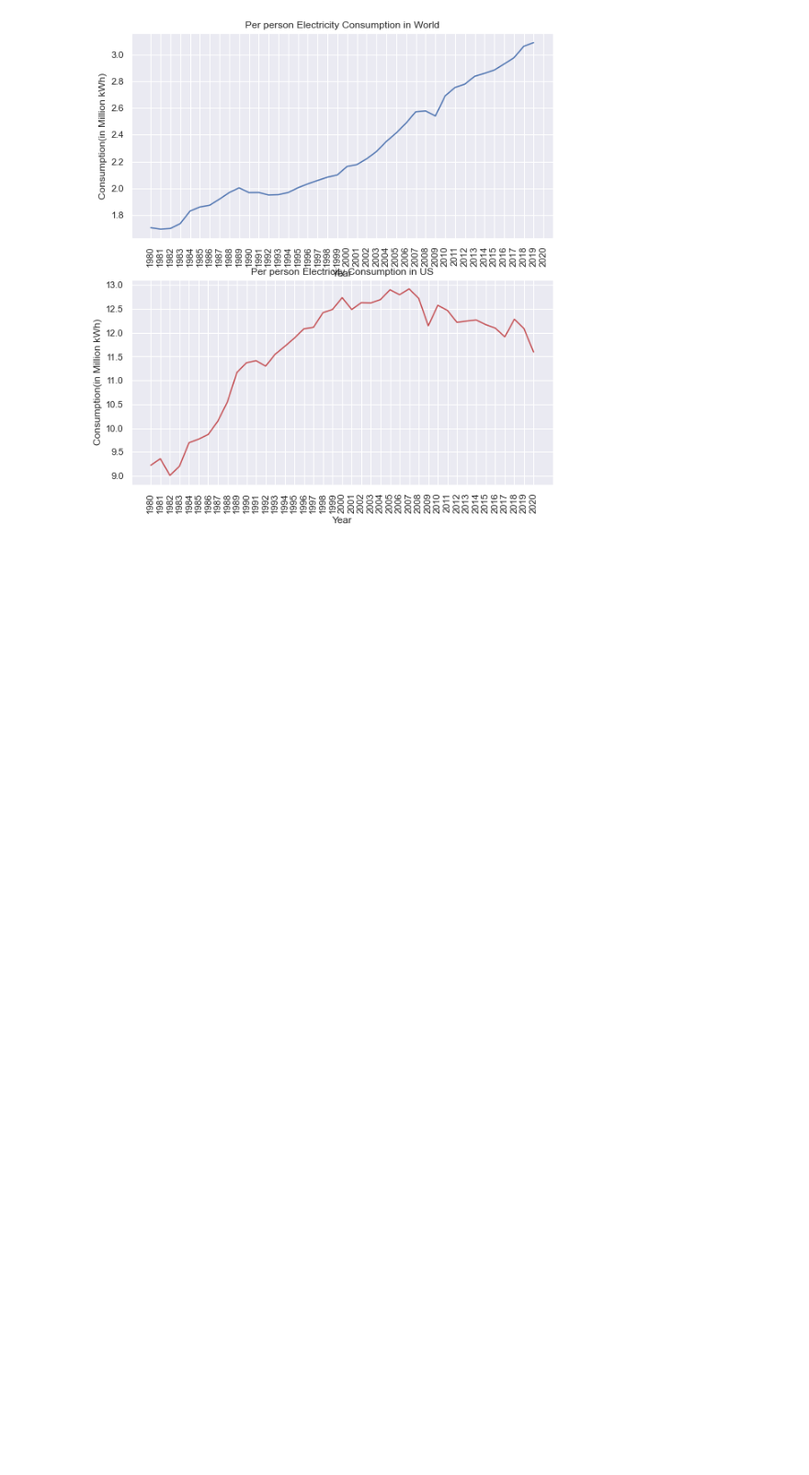
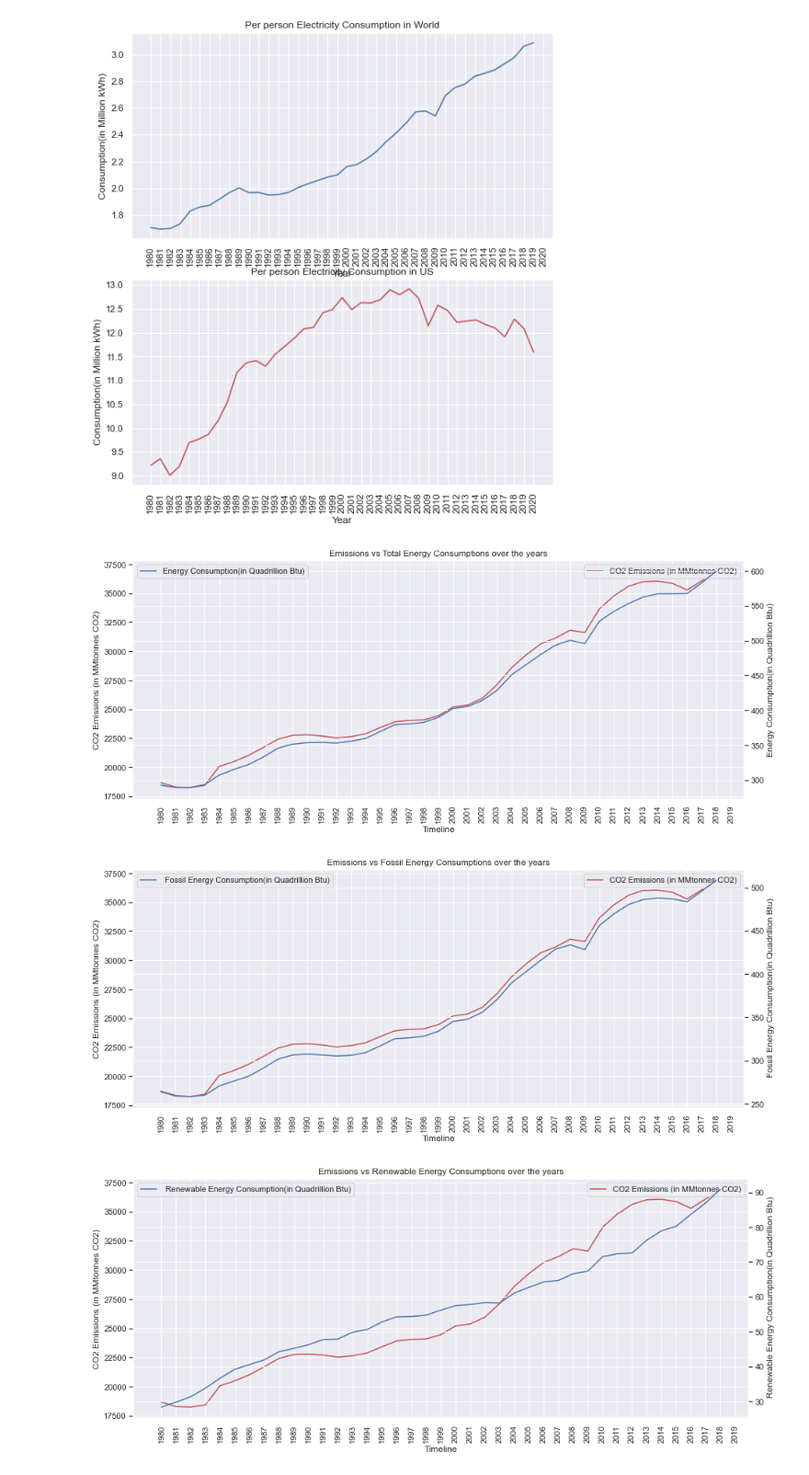
Before and after one commit to kasmita1205/2021Fall_finals, a Jupyter notebook: GlobalEnergyTrends.ipynb, the cells around one changed output. Shown at 92% size. Drawn from its saved outputs; the diff is of its cells as text; code cells hidden in the pictures; blank space fills up the shorter version.

Commit message:
emission added

```diff
--- a/GlobalEnergyTrends.ipynb
+++ b/GlobalEnergyTrends.ipynb
@@ -308,3 +308,14 @@ total_electricity_consump = main.process_electricity_consumption(total_electrici
 main.per_person_electricity_consumption(population,total_electricity_consump)
 # %% [output]
 [figure]
+# %%
+# Global energy consumption and CO2 emissions
+annual_energy_consumption_world= pd.read_csv("Data/World Total Energy-Consumption.csv", skiprows= [0])
+emission = pd.read_csv("Data/Emissions.csv", skiprows=1)
+# %%
+# plots to compare different energy consumption vs emission and their respective percentage change.
+main.prepare_emission_consumption(emission, annual_energy_consumption_world)
+# %% [output]
+[figure, added]
+[figure, added]
+[figure, added]
```
Also changed, not shown: parts of 1 cell of this notebook, 3 other files.
